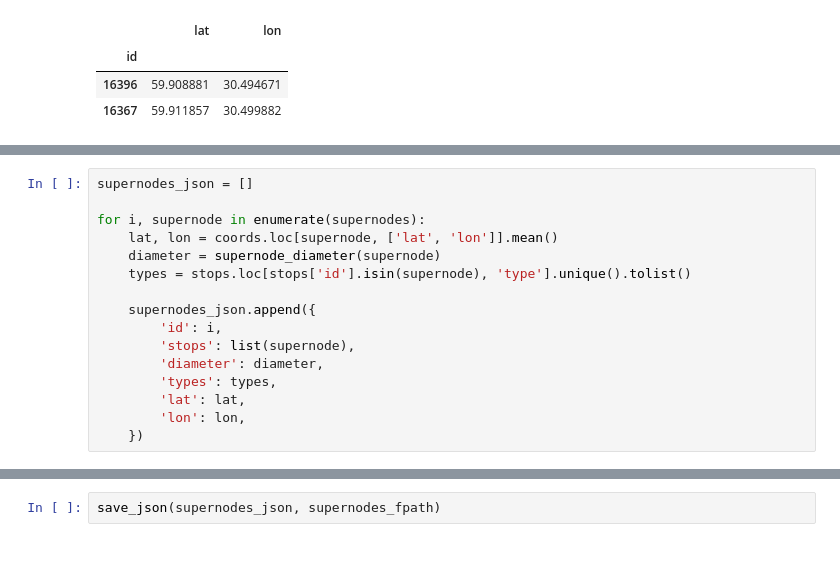
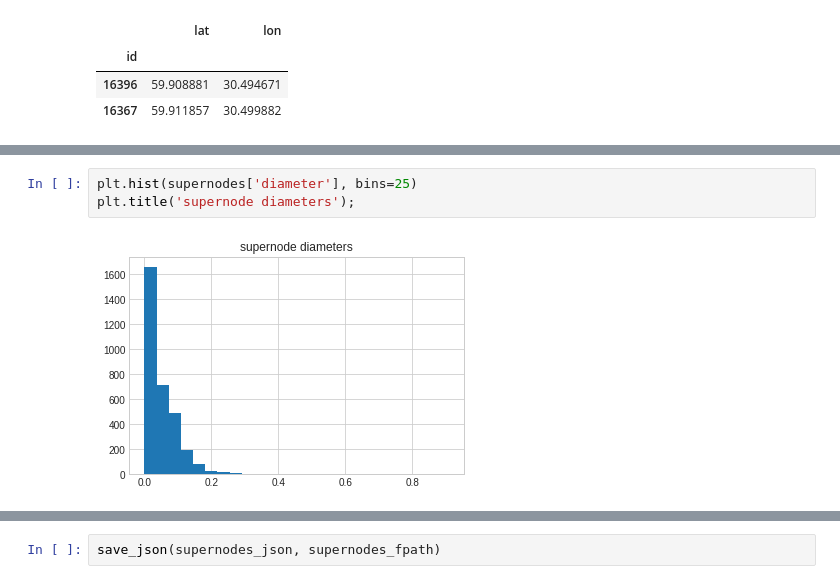
Before and after one commit to AlgoMathITMO/public-transport-network, a Jupyter notebook: pipeline/2_supernodes.ipynb, the cells around one changed output, grey strips where cells are left out. Saved outputs shown, nothing was run; the diff lists cells and outputs as text; blank space fills up the shorter version.

```diff
--- a/pipeline/2_supernodes.ipynb
+++ b/pipeline/2_supernodes.ipynb
@@ -85,16 +141,5 @@ plt.title('supernode diameters');
-# %%
-supernodes_json = []
-
-for i, supernode in enumerate(supernodes):
-    lat, lon = coords.loc[supernode, ['lat', 'lon']].mean()
-    diameter = supernode_diameter(supernode)
-    types = stops.loc[stops['id'].isin(supernode), 'type'].unique().tolist()
-
-    supernodes_json.append({
-        'id': i,
-        'stops': list(supernode),
-        'diameter': diameter,
-        'types': types,
-        'lat': lat,
-        'lon': lon,
-    })
+# %%
+plt.hist(supernodes['diameter'], bins=25)
+plt.title('supernode diameters');
+# %% [output]
+[figure, added]
```
Also changed, not shown: parts of 18 cells of this notebook, 25 other files.
